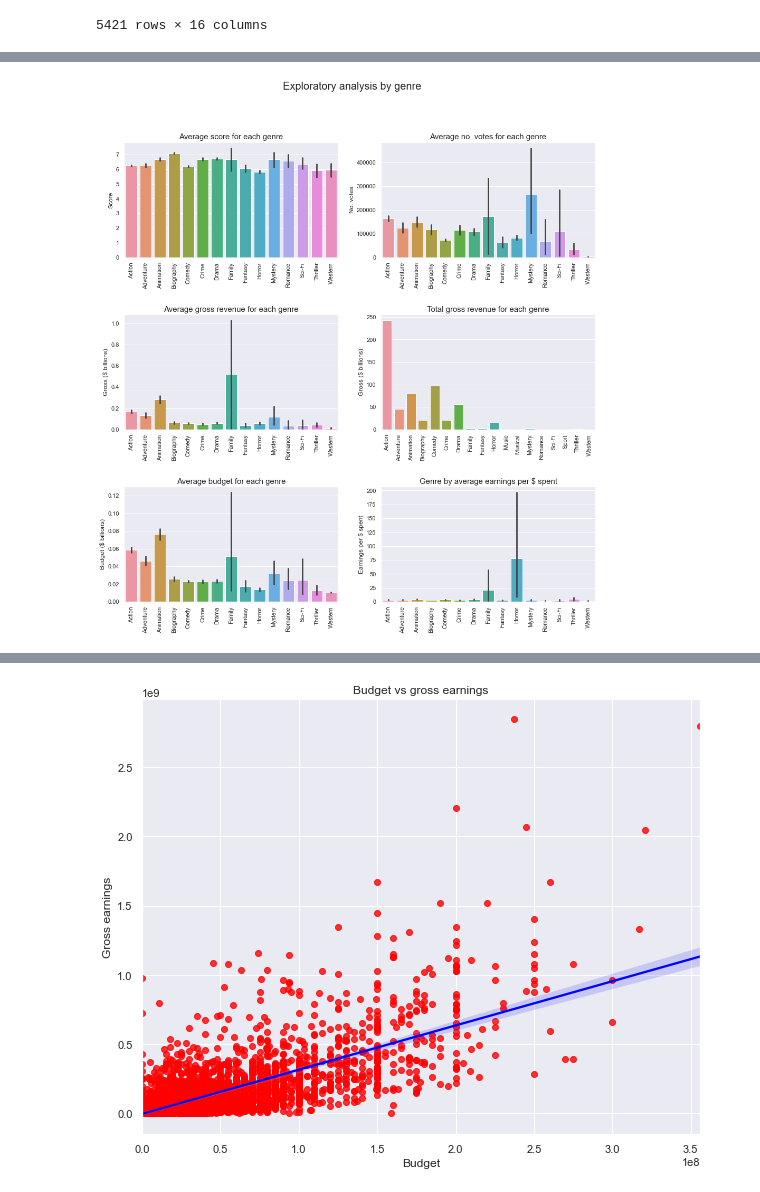
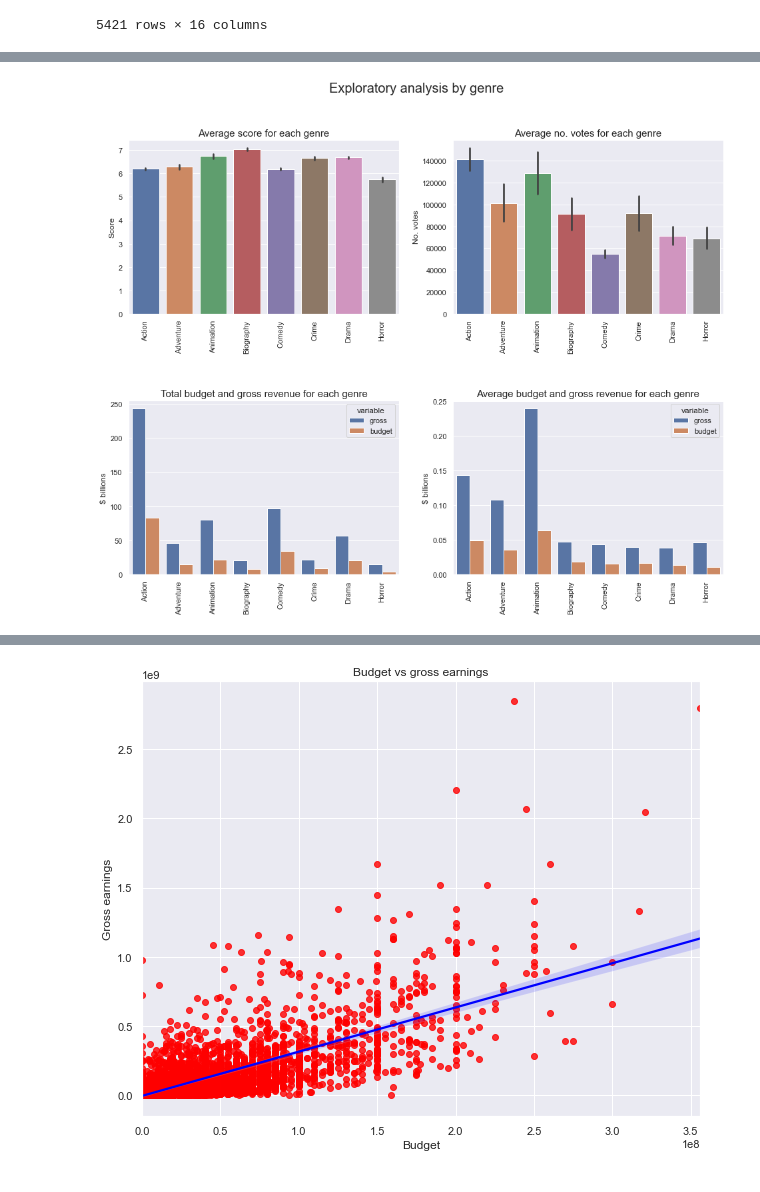
Before and after one commit to JacintaKnight/Movies-1980-2020, a Jupyter notebook: Movies (Kaggle dataset).ipynb, the cells around one changed output, grey strips where cells are left out. Cells and saved outputs as stored; diff of their text form; code cells hidden in the pictures.

```diff
--- a/Movies (Kaggle dataset).ipynb
+++ b/Movies (Kaggle dataset).ipynb
@@ -392,0 +446,4 @@ plt.show()
+# %%
+#Count number of movies per genre
+genre_count = df.groupby(['genre']).name.count()
+print(genre_count)
@@ -393,63 +471,69 @@ plt.show()
+# %%
+#Filter top 8 genres
+genre_list = ['Action', 'Adventure', 'Animation', 'Biography', 'Comedy', 'Crime', 'Drama', 'Horror']
+
+df_genre = df[df['genre'].isin(genre_list)].sort_values('genre')
+df1_genre = df1[df1['genre'].isin(genre_list)].sort_values('genre')
 # %%
 #Exploratory analysis by genre
 
-df_genre = df1.sort_values('genre')
+#Group by genre
+genre_grouper = df_genre.groupby(['genre'])
+group_genre = genre_grouper.sum()
+group_genre = group_genre[['gross', 'budget']]
+group_genre.reset_index(level=0, inplace=True)
+group_genre = pd.melt(group_genre, id_vars = 'genre')
+group_genre2 = pd.merge(group_genre, genre_count, on='genre')
+group_genre2.rename(columns = {'name': 'count'}, inplace=True)
 
 #Create plot
-fig, axes = plt.subplots(3, 2, sharex=False, figsize=(16,16))
+fig, axes = plt.subplots(2, 2, sharex=False, figsize=(16,12))
 plt.subplots_adjust( wspace = 0.2, hspace = 0.5)   #adjust space between plots
 fig.suptitle('Exploratory analysis by genre', fontsize=20)
 
 #Score for genres
 sns.barplot(ax=axes[0, 0], x=df_genre['genre'], y=df_genre['score'])
 axes[0, 0].tick_params(axis='x', rotation=90)
 axes[0, 0].set_xlabel('')
 axes[0, 0].set_ylabel('Score')
 axes[0, 0].set_title('Average score for each genre', fontsize=15)
 
 #Votes for genres
 sns.barplot(ax=axes[0, 1], x=df_genre['genre'], y=df_genre['votes'])
 axes[0, 1].tick_params(axis='x', rotation=90)
 axes[0, 1].set_xlabel('')
 axes[0, 1].set_ylabel('No. votes')
 axes[0, 1].set_title('Average no. votes for each genre', fontsize=15)
 
-#Avg gross by genre
-sns.barplot(ax=axes[1, 0], x=df_genre['genre'], y=df_genre['gross']/1000000000)
+#Total gross and budget by genre
+sns.barplot(ax=axes[1, 0], x=group_genre2['genre'], y=group_genre2['value']/1000000000, hue=group_genre2['variable'])
 axes[1, 0].tick_params(axis='x', rotation=90)
 axes[1, 0].set_xlabel('')
-axes[1, 0].set_ylabel('Gross ($ billions)')
-axes[1, 0].set_title('Average gross revenue for each genre', fontsize=15)
+axes[1, 0].set_ylabel('$ billions')
+axes[1, 0].set_title('Total budget and gross revenue for each genre', fontsize=15)
 
-#Total gross by genre
-group_genre = df.groupby(['genre']).sum()
-sns.barplot(ax=axes[1, 1], x=group_genre.index, y=group_genre['gross']/1000000000)
+#Average gross and budget by genre
+sns.barplot(ax=axes[1, 1], x=group_genre2['genre'], y=(group_genre2['value']/group_genre2['count'])/1000000000, hue=group_genre2['variable'])
 axes[1, 1].tick_params(axis='x', rotation=90)
 axes[1, 1].set_xlabel('')
-axes[1, 1].set_ylabel('Gross ($ billions)')
-axes[1, 1].set_title('Total gross revenue for each genre', fontsize=15)
+axes[1, 1].set_ylabel('$ billions')
+axes[1, 1].set_title('Average budget and gross revenue for each genre', fontsize=15)
+
+
+#Avg gross by genre
+#sns.barplot(ax=axes[2, 0], x=df_genre['genre'], y=df_genre['gross']/1000000000)
+#axes[2, 0].tick_params(axis='x', rotation=90)
+#axes[2, 0].set_xlabel('')
+#axes[2, 0].set_ylabel('Gross ($ billions)')
+#axes[2, 0].set_title('Average gross revenue for each genre', fontsize=15)
 
 #Avg budget by genre
-sns.barplot(ax=axes[2, 0], x=df_genre['genre'], y=df_genre['budget']/1000000000)
-axes[2, 0].tick_params(axis='x', rotation=90)
-axes[2, 0].set_xlabel('')
-axes[2, 0].set_ylabel('Budget ($ billions)')
-axes[2, 0].set_title('Average budget for each genre', fontsize=15)
-
-#Total budget by genre
-#sns.barplot(ax=axes[2, 1], x=group_genre.index, y=group_genre['budget']/1000000000)
+#sns.barplot(ax=axes[2, 1], x=df_genre['genre'], y=df_genre['budget']/1000000000)
 #axes[2, 1].tick_params(axis='x', rotation=90)
 #axes[2, 1].set_xlabel('')
 #axes[2, 1].set_ylabel('Budget ($ billions)')
-#axes[2, 1].set_title('Total budget for each genre', fontsize=15)
-
-#Genre by earnings per $ spent
-sns.barplot(ax=axes[2, 1], x=df_genre['genre'], y=df_genre['earnings_per_$'])
-axes[2, 1].tick_params(axis='x', rotation=90)
-axes[2, 1].set_xlabel('')
-axes[2, 1].set_ylabel('Earnings per $ spent')
-axes[2, 1].set_title('Genre by average earnings per $ spent', fontsize=15)
+#axes[2, 1].set_title('Average budget for each genre', fontsize=15)
 
 plt.show()
 # %% [output]
-[figure, old version]
+[figure, new version]
```
Also changed, not shown: parts of 23 cells of this notebook.
